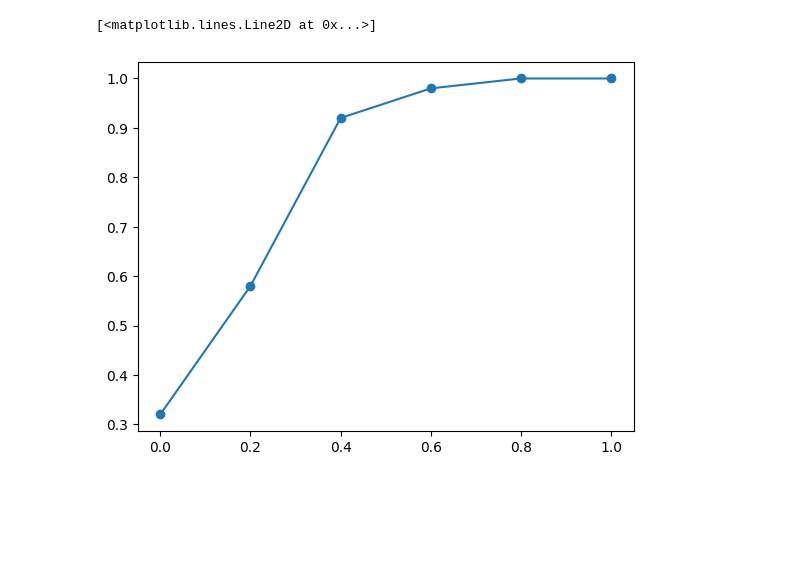
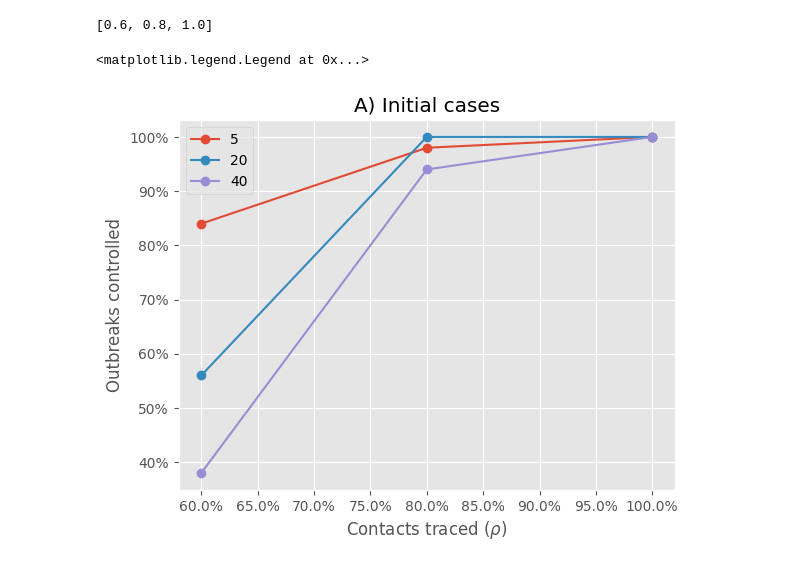
Before and after one commit to Michozord/sars_simulation, a Jupyter notebook: simulation.ipynb, the cells around one changed output. Saved outputs shown, nothing was run; the diff lists cells and outputs as text; code cells hidden in the pictures; blank space fills up the shorter version.

```diff
--- a/simulation.ipynb
+++ b/simulation.ipynb
@@ -32,35 +47,23 @@ for R_0 in [2.5]:
-# %%
-sims_per_scenario = 2
-T = 7*16
-T_control = 7*12
-initial_cases = 20
-onset_to_isolation = "short"
-transmission_before_symptoms_percentage = 15
-subclinical_prob = 0
-controlled = {}
-R_0 = 2.5
-
-for rho in np.linspace(0, 1, num=6):     # [0, 0.2, 0.4, 0.6, 0.8, 1]
-    cases_in_control = []
-    for _ in range(sims_per_scenario):
-        scen = Scenario(
-            T=T,
-            T_control=T_control,
-            initial_cases=initial_cases,
-            rho=rho,
-            R_0=R_0,
-            subclinical_prob=subclinical_prob,
-            transmission_before_symptoms_percentage=transmission_before_symptoms_percentage,
-            onset_to_isolation=onset_to_isolation,
-        )
-        scen.simulate()
-        cases_in_control.append(scen.cases_in_control)
-    controlled.append(sum([i==0 for i in cases_in_control])/sims_per_scenario)
-# %%
-fig, ax = plt.subplots(1, 1)
-for R_0 in [2.5]:
-    ax.plot(np.linspace(0, 1, num=6), controlled[R_0], '-', marker='o', label=str(R_0))
-plt.legend()
-# %% [output]
-[<matplotlib.lines.Line2D at 0x...>]
-[figure, removed]
+# %%
+rhos = np.linspace(0.6, 1, num=3)
+list(rhos)
+# %% [output]
+[0.6, 0.8, 1.0]
+# %%
+fig, ax = plt.subplots(1)
+
+for initial_cases in [5, 20, 40]:
+    average_controlled_outbreaks = []
+    for rho in rhos:
+        average_controlled_outbreaks.append(test_scenario(rho, initial_cases=initial_cases)[0])
+    plt.plot(rhos, average_controlled_outbreaks, '-', marker = 'o', label=initial_cases)
+
+plt.xlabel(r"Contacts traced ($\rho$)")
+plt.ylabel(r"Outbreaks controlled")
+plt.title("A) Initial cases")
+ax.xaxis.set_major_formatter(mtick.PercentFormatter(1.0))
+ax.yaxis.set_major_formatter(mtick.PercentFormatter(1.0))
+plt.legend()
+# %% [output]
+<matplotlib.legend.Legend at 0x...>
+[figure, added]
```
Also changed, not shown: parts of 7 cells of this notebook, 1 other file.
